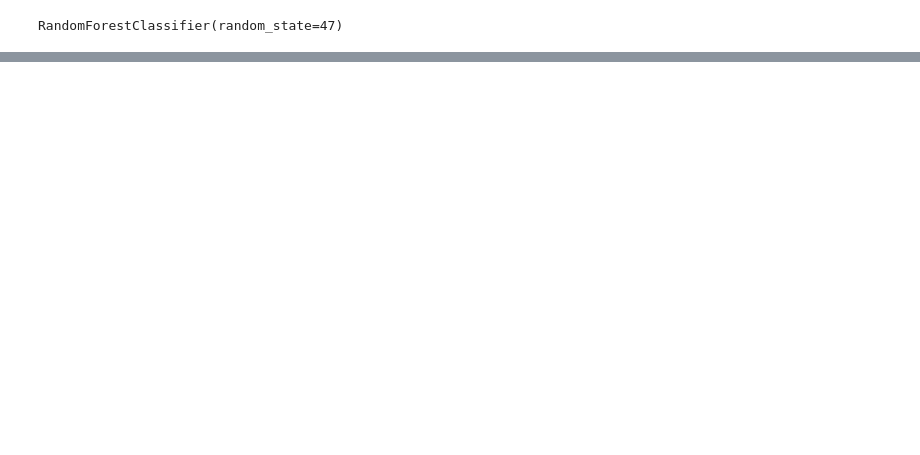
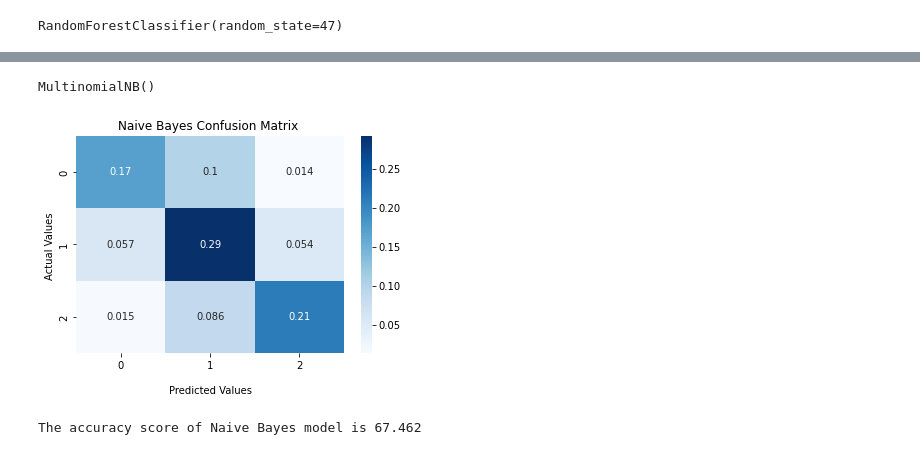
Before and after one commit to O0uf/Twitter-Sentiment-Analysis, a Jupyter notebook: main_temp.ipynb, the cells around one changed output, grey strips where cells are left out. Saved outputs shown, nothing was run; the diff lists cells and outputs as text; code cells hidden in the pictures; blank space fills up the shorter version.

```diff
--- a/main_temp.ipynb
+++ b/main_temp.ipynb
@@ -241,10 +242,14 @@ Next Steps
 
 
 Problem: testing data is very small, max_feature is limited to 2108.
+# %%
+# read from cleaned data
+train = pd.read_csv('data/train_cleaned.csv')
+test = pd.read_csv('data/test_cleaned.csv')
 # %%
 def plot_cfm(cfm,model):
 
-    ax = sns.heatmap(cf_matrix/np.sum(cf_matrix), annot=True, cmap='Blues')
+    ax = sns.heatmap(cfm/np.sum(cfm), annot=True, cmap='Blues')
 
     ax.set_title('{} Confusion Matrix '.format(model));
     ax.set_xlabel('\nPredicted Values')
@@ -255,6 +260,9 @@ def plot_cfm(cfm,model):
 
     ## Display the visualization of the Confusion Matrix.
     plt.show()
+def report_acc(score,model):
+    print('The accuracy score of {} model is {}'.format(
+    model, round(score * 100,3)))
 # %% [markdown]
 The reason behind using fit_transform and transform for train and test set is that we can use the same scaler for train data on our test set ([read more](https://towardsdatascience.com/what-and-why-behind-fit-transform-vs-transform-in-scikit-learn-78f915cf96fe)).
 # %%
@@ -289,0 +305,19 @@ rf_acc
+# %%
+from sklearn.naive_bayes import MultinomialNB
+
+mnb = MultinomialNB()
+mnb.fit(X,y)
+# %% [output]
+MultinomialNB()
+# %%
+mnb_pred = mnb.predict(X_test)
+mnb_cfm = confusion_matrix(y_test,mnb_pred)
+mnb_acc = accuracy_score(y_test, mnb_pred)
+# %%
+plot_cfm(mnb_cfm,"Naive Bayes")
+# %% [output]
+[figure, added]
+# %%
+report_acc(mnb_acc,"Naive Bayes")
+# %% [output]
+The accuracy score of Naive Bayes model is 67.462
```
Also changed, not shown: parts of 13 cells of this notebook, 6 other files.
